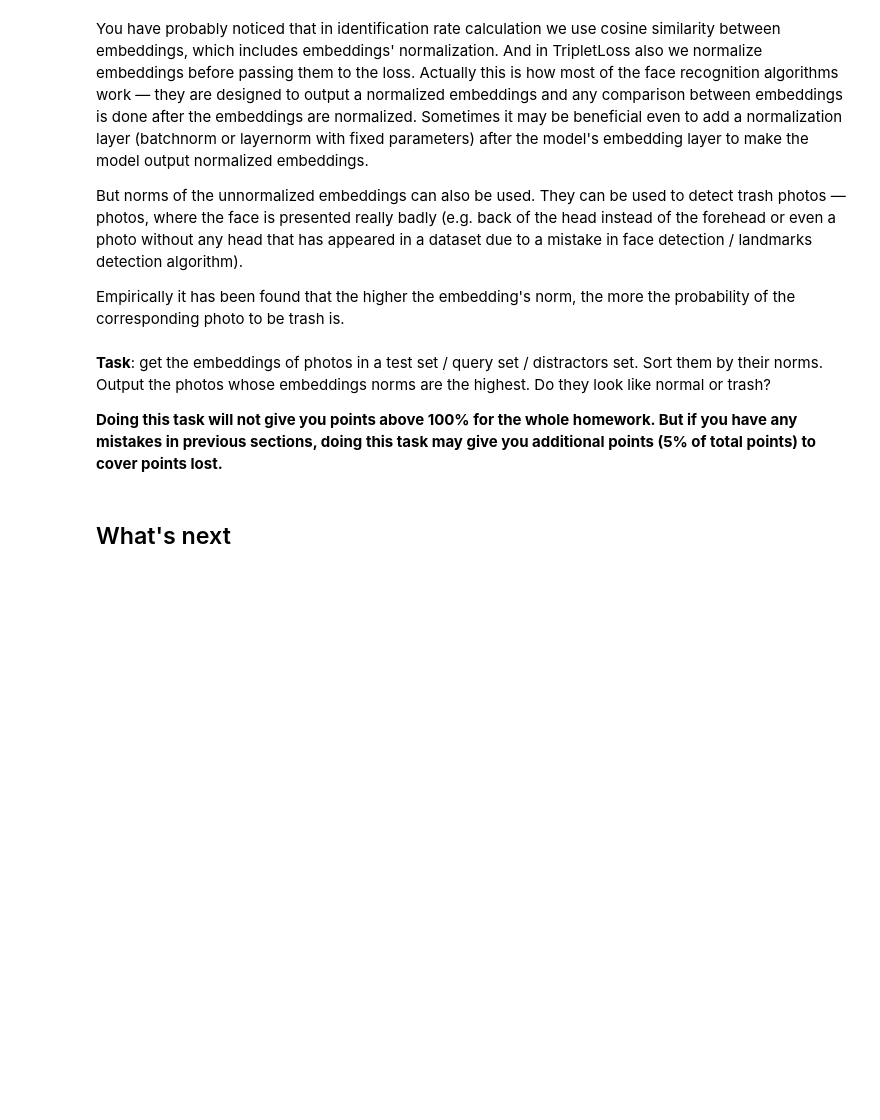
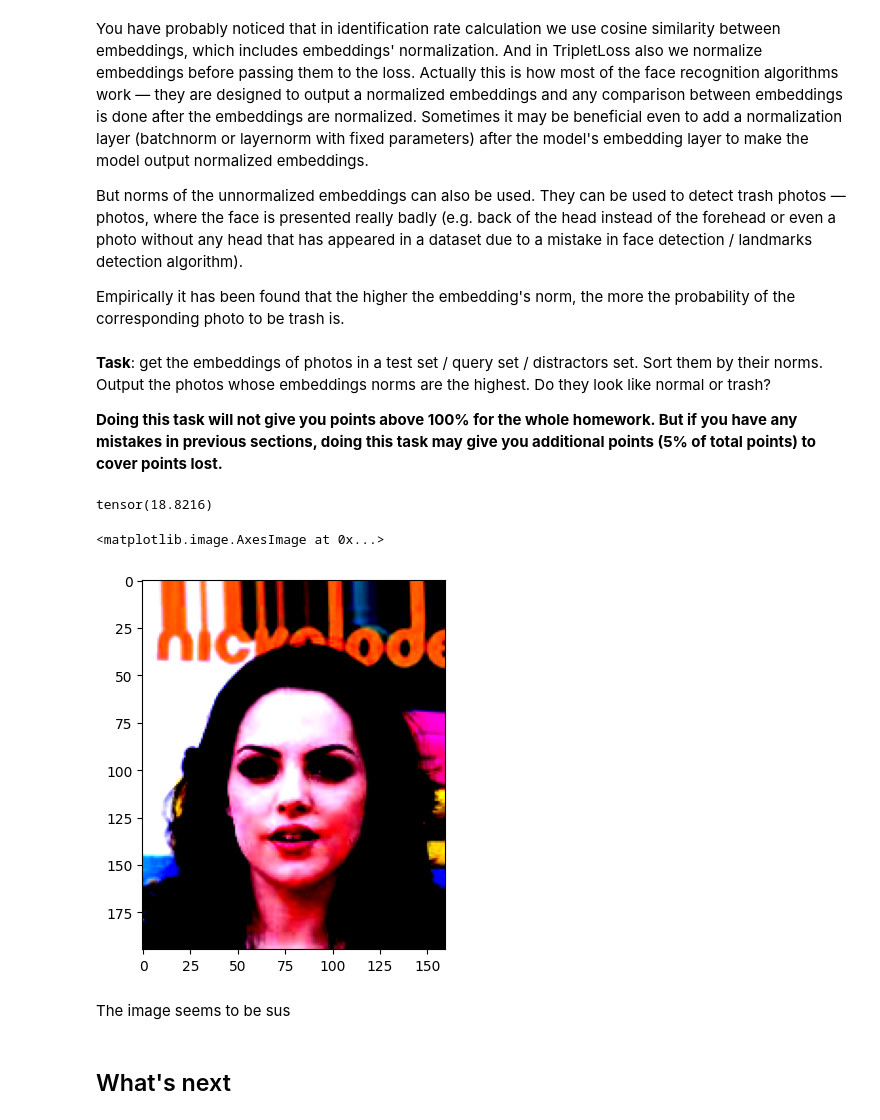
Before and after one commit to nizovskiyka/deep_vision_and_graphics, a Jupyter notebook: homework03/homework-part1-face_recognition.ipynb, the cells around one changed output. Drawn from its saved outputs; the diff is of its cells as text; code cells hidden in the pictures; blank space fills up the shorter version.

```diff
--- a/homework03/homework-part1-face_recognition.ipynb
+++ b/homework03/homework-part1-face_recognition.ipynb
@@ -1678,3 +1726,31 @@ Empirically it has been found that the higher the embedding's norm, the more the
+# %%
+@torch.no_grad()
+def get_norm(model, loader):
+    model.eval()
+    sample_norms = {"sample":[], "norm":[]}
+    for sample in tqdm.tqdm(loader):
+        current = sample["current"]
+        current_emb = model(current.cuda()).cpu()
+        current_norm = torch.sum(torch.abs(current_emb))
+        sample_norms["sample"].append(current)
+        sample_norms["norm"].append(current_norm)
+    return sample_norms
+# %%
+smpl_norm = get_norm(model_triplet, test_loader)
+# %%
+smpl_idx = torch.argmax(torch.stack(smpl_norm["norm"]))
+img = smpl_norm["sample"][smpl_idx][0].permute(1,2,0)
+# %%
+smpl_norm["norm"][smpl_idx]
+# %% [output]
+tensor(18.8216)
+# %%
+plt.imshow(img)
+# %% [output]
+<matplotlib.image.AxesImage at 0x...>
+[figure, added]
+# %% [markdown]
+The image seems to be sus
 # %% [markdown]
 ## What's next
 # %% [markdown]
```
Also changed, not shown: parts of 8 cells of this notebook.
